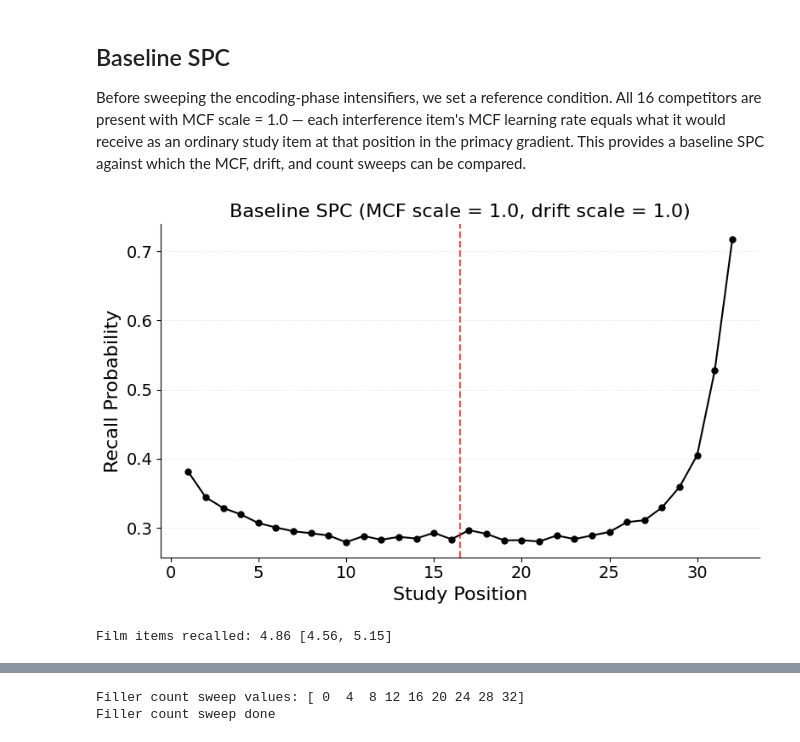
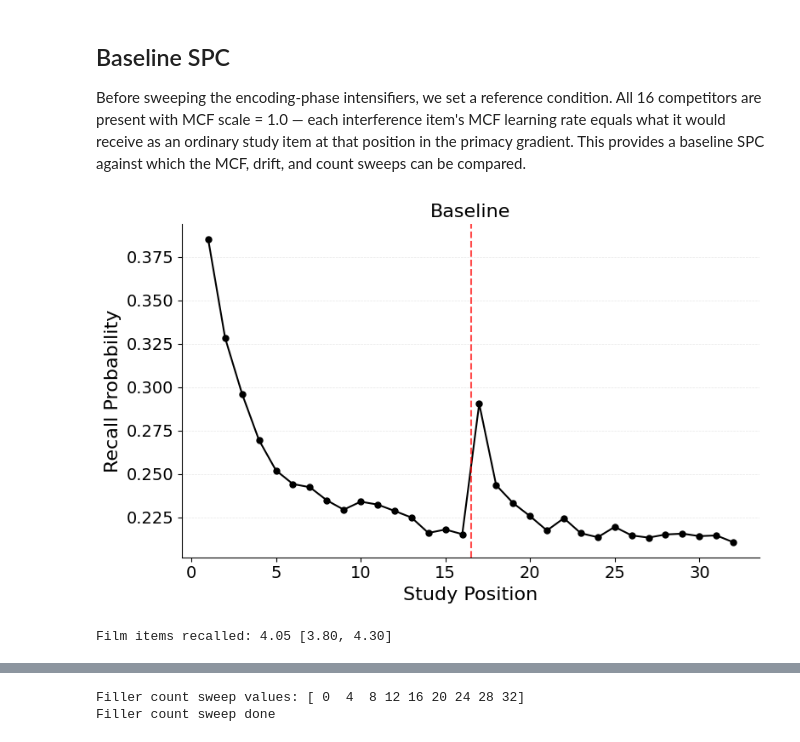
Before and after one commit to githubpsyche/jaxcmr, a Jupyter notebook: projects/selective_interference/code/sim2_interference_density.ipynb, the cells around one changed output, grey strips where cells are left out. Saved outputs shown, nothing was run; the diff lists cells and outputs as text; code cells hidden in the pictures.

```diff
--- a/projects/selective_interference/code/sim2_interference_density.ipynb
+++ b/projects/selective_interference/code/sim2_interference_density.ipynb
@@ -366,0 +409,8 @@ def trial_indices_and_rngs(rng):
+# %%
+%%time
+cached_models = prepare_all_subjects(
+    jnp.arange(n_subjects), params, FILM_ITEMS,
+    jnp.float32(DEFAULT_REMINDER_START_DRIFT_SCALE),
+    jnp.float32(DEFAULT_REMINDER_DRIFT_SCALE),
+)
+print(f"Cached {n_subjects} post-reminder model states")
@@ -370,49 +424,47 @@ def trial_indices_and_rngs(rng):
 Before sweeping the encoding-phase intensifiers, we set a reference condition. All 16 competitors are present with MCF scale = 1.0 — each interference item's MCF learning rate equals what it would receive as an ordinary study item at that position in the primacy gradient. This provides a baseline SPC against which the MCF, drift, and count sweeps can be compared.
 # %%
 BASELINE_MCF_SCALE = 1.0
-DEFAULT_PRESENTED = N_FILM + M_DEFAULT + N_FILLER_DEFAULT
+DEFAULT_PRESENTED = N_FILM + M_DEFAULT + (N_FILLER_DEFAULT if SHOW_FILLERS_IN_SPC else 0)
 
-sub_idx, rngs, rng = trial_indices_and_rngs(rng)
-baseline_recalls = batched_trial(
-    sub_idx,
-    rngs,
-    params,
-    FILM_ITEMS,
-    DEFAULT_INTERFERENCE_ITEMS,
-    DEFAULT_FILLER_ITEMS,
-    jnp.float32(1.0),
-    jnp.float32(BASELINE_MCF_SCALE),
-    jnp.float32(DEFAULT_REMINDER_DRIFT_SCALE),
-    jnp.float32(DEFAULT_FILLER_DRIFT_SCALE),
-    jnp.float32(DEFAULT_FILLER_MCF_SCALE),
+rngs_2d, rng = sweep_rngs(rng)
+baseline_recalls_3d = batched_sweep(
+    cached_models, rngs_2d,
+    DEFAULT_INTERFERENCE_ITEMS, DEFAULT_FILLER_ITEMS,
+    jnp.float32(1.0), jnp.float32(BASELINE_MCF_SCALE),
+    jnp.float32(DEFAULT_FILLER_DRIFT_SCALE), jnp.float32(DEFAULT_FILLER_MCF_SCALE),
 )
+baseline_recalls = baseline_recalls_3d.reshape(-1, baseline_recalls_3d.shape[-1])
+if SHOW_FILLERS_IN_SPC:
+    baseline_recalls = remap_recalls(baseline_recalls, M_DEFAULT)
 baseline_spc = fixed_pres_spc(baseline_recalls, DEFAULT_PRESENTED)
 baseline_stats = film_recalled_stats(baseline_recalls)
 
 fig, ax = plt.subplots(figsize=(8, 5))
 positions = np.arange(1, DEFAULT_PRESENTED + 1)
 ax.plot(
     positions,
     np.asarray(baseline_spc),
     "o-",
     color="black",
     markersize=5,
     linewidth=1.5,
 )
 ax.axvline(x=N_FILM + 0.5, color="red", linestyle="--", alpha=0.7)
+if SHOW_FILLERS_IN_SPC and N_FILLER_DEFAULT > 0:
+    ax.axvline(x=N_FILM + M_DEFAULT + 0.5, color="blue", linewidth=1.5, linestyle=":", alpha=0.7)
 ax.set_xlabel("Study Position", fontsize=16)
 ax.set_ylabel("Recall Probability", fontsize=16)
-ax.set_title(f"Baseline SPC (MCF scale = {BASELINE_MCF_SCALE}, drift scale = 1.0)", fontsize=16)
+ax.set_title("Baseline", fontsize=16)
 ax.tick_params(labelsize=14)
 for loc in ("top", "right"):
     ax.spines[loc].set_visible(False)
 ax.yaxis.grid(True, linestyle="--", linewidth=0.5, alpha=0.3)
 fig.tight_layout()
 plt.show()
 
 mu, lo, hi = baseline_stats
 print(f"Film items recalled: {mu:.2f} [{lo:.2f}, {hi:.2f}]")
 # %% [output]
-[figure, old version]
+[figure, new version]
-Film items recalled: 4.86 [4.56, 5.15]
+Film items recalled: 4.05 [3.80, 4.30]
 # %% [markdown]
```
Also changed, not shown: parts of 37 cells of this notebook, 14 other files.
